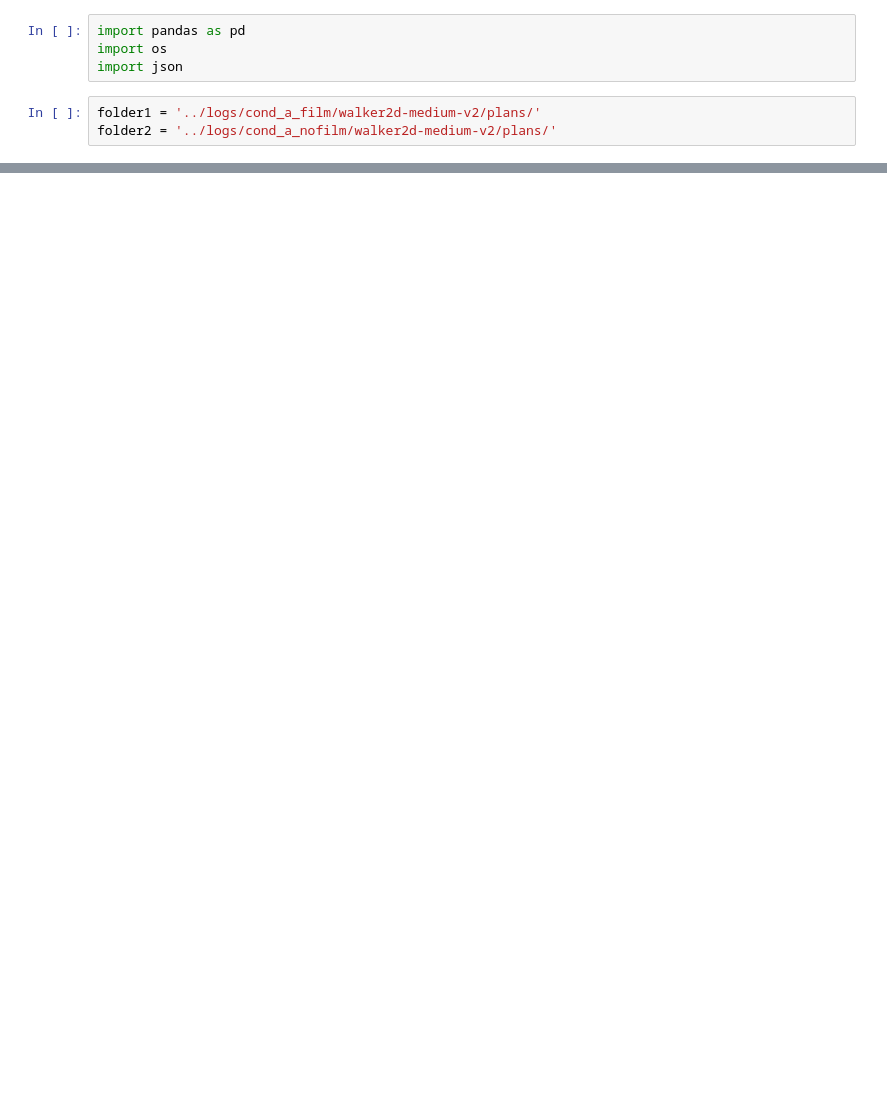
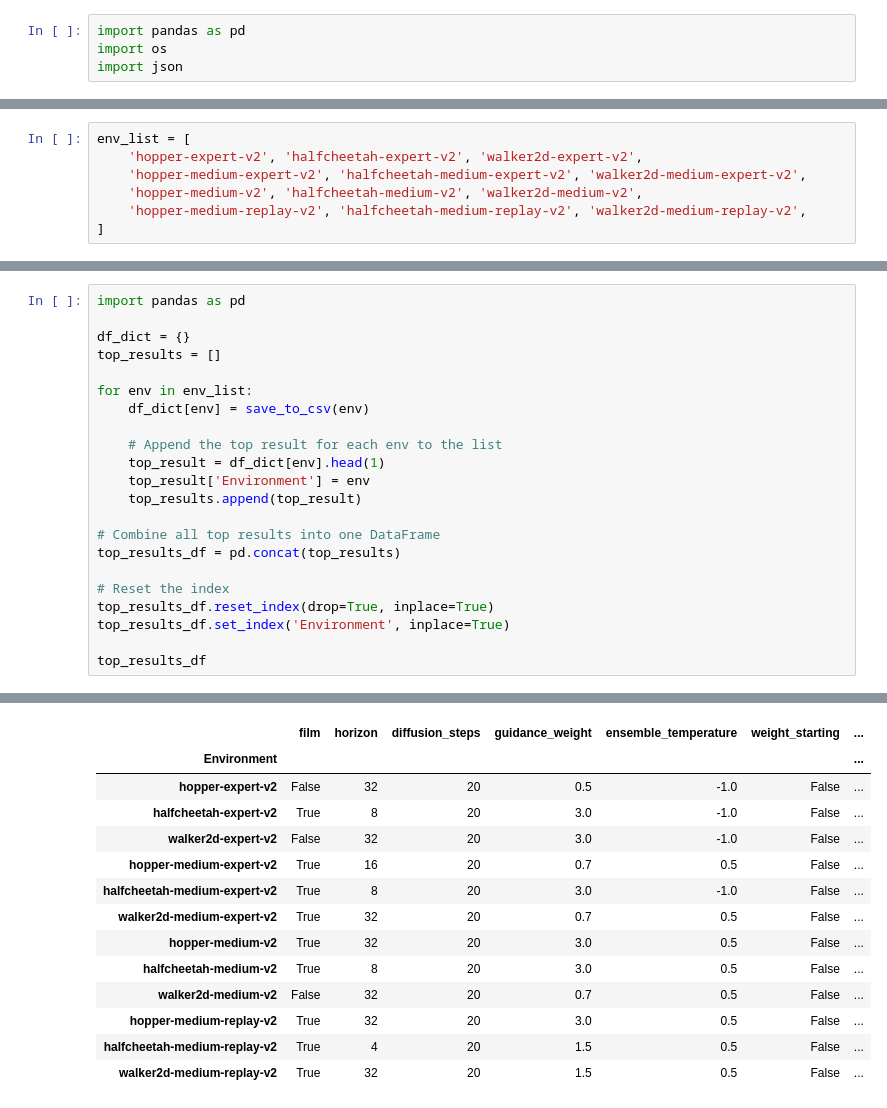
Before and after one commit to JvThunder/diffuser, a Jupyter notebook: scripts/format_results.ipynb, the cells around one changed output, grey strips where cells are left out. Drawn from its saved outputs; the diff is of its cells as text; blank space fills up the shorter version.

```diff
--- a/scripts/format_results.ipynb
+++ b/scripts/format_results.ipynb
@@ -2,6 +2,3 @@
 import pandas as pd
 import os
 import json
-# %%
-folder1 = '../logs/cond_a_film/walker2d-medium-v2/plans/'
-folder2 = '../logs/cond_a_nofilm/walker2d-medium-v2/plans/'
@@ -135,0 +5,7 @@ plt.show()
+# %%
+env_list = [
+    'hopper-expert-v2', 'halfcheetah-expert-v2', 'walker2d-expert-v2',
+    'hopper-medium-expert-v2', 'halfcheetah-medium-expert-v2', 'walker2d-medium-expert-v2',
+    'hopper-medium-v2', 'halfcheetah-medium-v2', 'walker2d-medium-v2',
+    'hopper-medium-replay-v2', 'halfcheetah-medium-replay-v2', 'walker2d-medium-replay-v2',
+]
@@ -135,0 +71,23 @@ plt.show()
+# %%
+import pandas as pd
+
+df_dict = {}
+top_results = []
+
+for env in env_list:
+    df_dict[env] = save_to_csv(env)
+
+    # Append the top result for each env to the list
+    top_result = df_dict[env].head(1)
+    top_result['Environment'] = env
+    top_results.append(top_result)
+
+# Combine all top results into one DataFrame
+top_results_df = pd.concat(top_results)
+
+# Reset the index
+top_results_df.reset_index(drop=True, inplace=True)
+top_results_df.set_index('Environment', inplace=True)
+
+top_results_df
+# %% [output]
@@ -135,0 +111,14 @@ plt.show()
+|  | film | horizon | diffusion_steps | guidance_weight | ensemble_temperature | weight_starting | ... |
+| Environment |  |  |  |  |  |  | ... |
+| hopper-expert-v2 | False | 32 | 20 | 0.5 | -1.0 | False | ... |
+| halfcheetah-expert-v2 | True | 8 | 20 | 3.0 | -1.0 | False | ... |
+| walker2d-expert-v2 | False | 32 | 20 | 3.0 | -1.0 | False | ... |
+| hopper-medium-expert-v2 | True | 16 | 20 | 0.7 | 0.5 | False | ... |
+| halfcheetah-medium-expert-v2 | True | 8 | 20 | 3.0 | -1.0 | False | ... |
+| walker2d-medium-expert-v2 | True | 32 | 20 | 0.7 | 0.5 | False | ... |
+| hopper-medium-v2 | True | 32 | 20 | 3.0 | 0.5 | False | ... |
+| halfcheetah-medium-v2 | True | 8 | 20 | 3.0 | 0.5 | False | ... |
+| walker2d-medium-v2 | False | 32 | 20 | 0.7 | 0.5 | False | ... |
+| hopper-medium-replay-v2 | True | 32 | 20 | 3.0 | 0.5 | False | ... |
+| halfcheetah-medium-replay-v2 | True | 4 | 20 | 1.5 | 0.5 | False | ... |
+| walker2d-medium-replay-v2 | True | 32 | 20 | 1.5 | 0.5 | False | ... |
```
Also changed, not shown: parts of 17 cells of this notebook, 8 other files.
